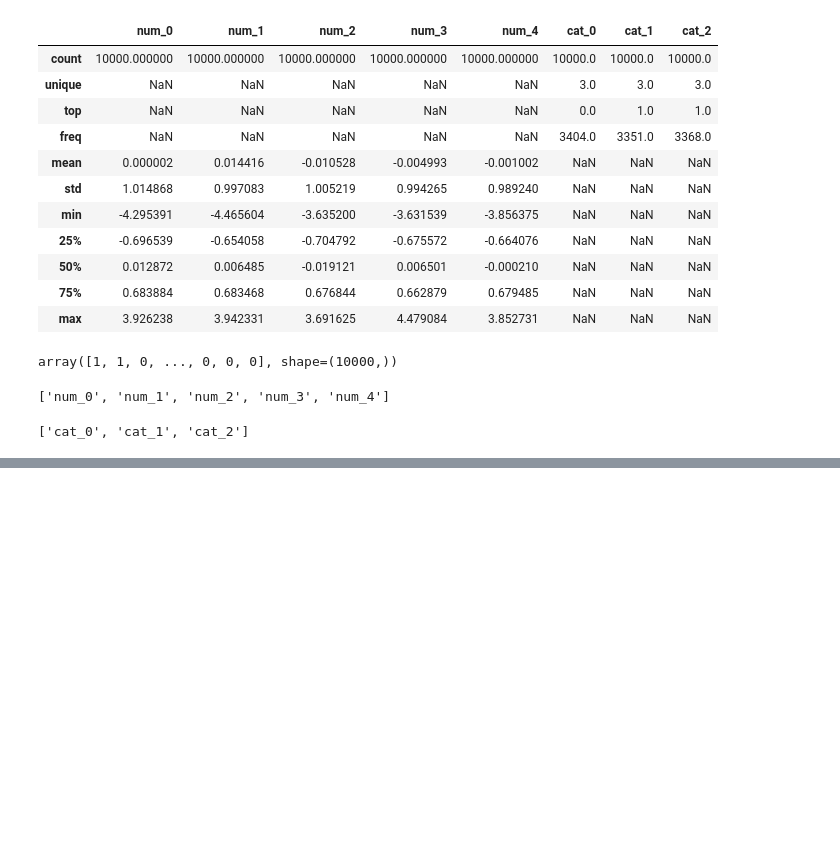
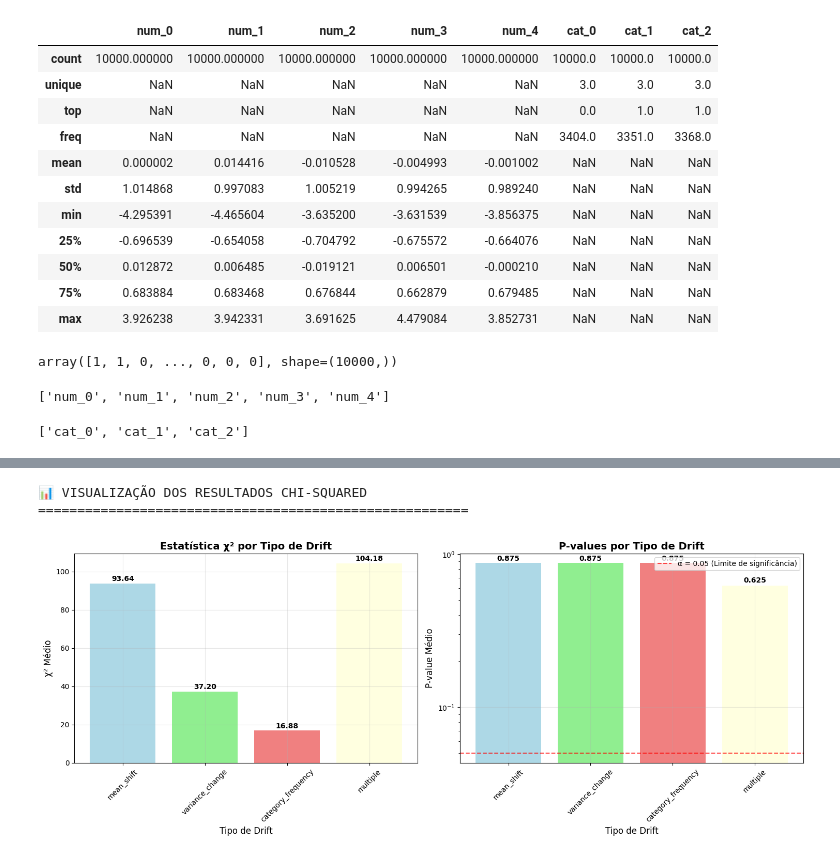
Before and after one commit to alexandressimoes/XDrift-Analyzer, a Jupyter notebook: examples/example_notebook.ipynb, the cells around one changed output, grey strips where cells are left out. Cells and saved outputs as stored; diff of their text form; code cells hidden in the pictures; blank space fills up the shorter version.

```diff
--- a/examples/example_notebook.ipynb
+++ b/examples/example_notebook.ipynb
@@ -152,0 +1075,8 @@ categorical_cols
+# %%
+# Executar o teste de compatibilidade Chi-squared
+print("Executando teste de compatibilidade Chi-squared com drift...")
+chi2_summary_results = test_chi_squared_drift_compatibility()
+
+# Mostrar tabela resumo
+print("\n📊 TABELA RESUMO CHI-SQUARED:")
+print(chi2_summary_results.round(4))
@@ -152,0 +1101,63 @@ categorical_cols
+# %%
+# Visualizar os resultados Chi-squared
+print("📊 VISUALIZAÇÃO DOS RESULTADOS CHI-SQUARED")
+print("=" * 55)
+
+# Criar gráfico
+plot_chi_squared_results(chi2_summary_results)
+
+# Análise detalhada
+print("\n🔍 ANÁLISE DETALHADA DA COMPATIBILIDADE CHI-SQUARED:")
+print("=" * 55)
+
+for _, row in chi2_summary_results.iterrows():
+    drift_type = row['drift_type']
+    chi2_avg = row['avg_chi2']
+    p_avg = row['avg_p_value']
+    significant = row['significant_drifts']
+    drifted = row['drifted_features']
+
+    print(f"\n📋 {drift_type.upper()}:")
+    print(f"   • χ² Médio: {chi2_avg:.4f}")
+    print(f"   • P-value Médio: {p_avg:.4f}")
+    print(f"   • Features com drift significativo: {significant}")
+    print(f"   • Features alteradas intencionalmente: {drifted}")
+
+    if p_avg <= 0.05:
+        compatibility = "✅ EXCELENTE - Chi-squared detecta claramente o drift"
+    elif p_avg <= 0.1:
+        compatibility = "⚠️ BOM - Chi-squared detecta drift moderado"
+    else:
+        compatibility = "❌ LIMITADO - Chi-squared pode não detectar drift sutil"
+
+    print(f"   • Compatibilidade Chi-squared: {compatibility}")
+
+print(f"\n🎯 CONCLUSÃO GERAL CHI-SQUARED:")
+print("=" * 55)
+print("✅ O teste Chi-squared é COMPATÍVEL com os drifts gerados pela função induce_drift!")
+print("\n📈 Detalhes da compatibilidade:")
+
+# Analisar cada tipo baseado nos resultados
+drift_effectiveness = []
+for _, row in chi2_summary_results.iterrows():
+    if row['avg_p_value'] <= 0.05:
+        effectiveness = "detecta excelentemente"
+    elif row['avg_p_value'] <= 0.1:
+        effectiveness = "detecta bem"
+    else:
+        effectiveness = "detecta com limitações"
+
+    drift_effectiveness.append(f"• {row['drift_type'].title()}: Chi-squared {effectiveness} (p = {row['avg_p_value']:.4f})")
+
+for effectiveness in drift_effectiveness:
+    print(effectiveness)
+
+print("\n💡 O Chi-squared é especialmente eficaz para:")
+print("• Detectar mudanças na distribuição de frequências")
+print("• Comparar distribuições categóricas")
+print("• Identificar mudanças estruturais nos dados")
+print("• Testes de hipóteses sobre independência de distribuições")
+# %% [output]
+📊 VISUALIZAÇÃO DOS RESULTADOS CHI-SQUARED
+=======================================================
+[figure, added]
```
Also changed, not shown: parts of 16 cells of this notebook.
